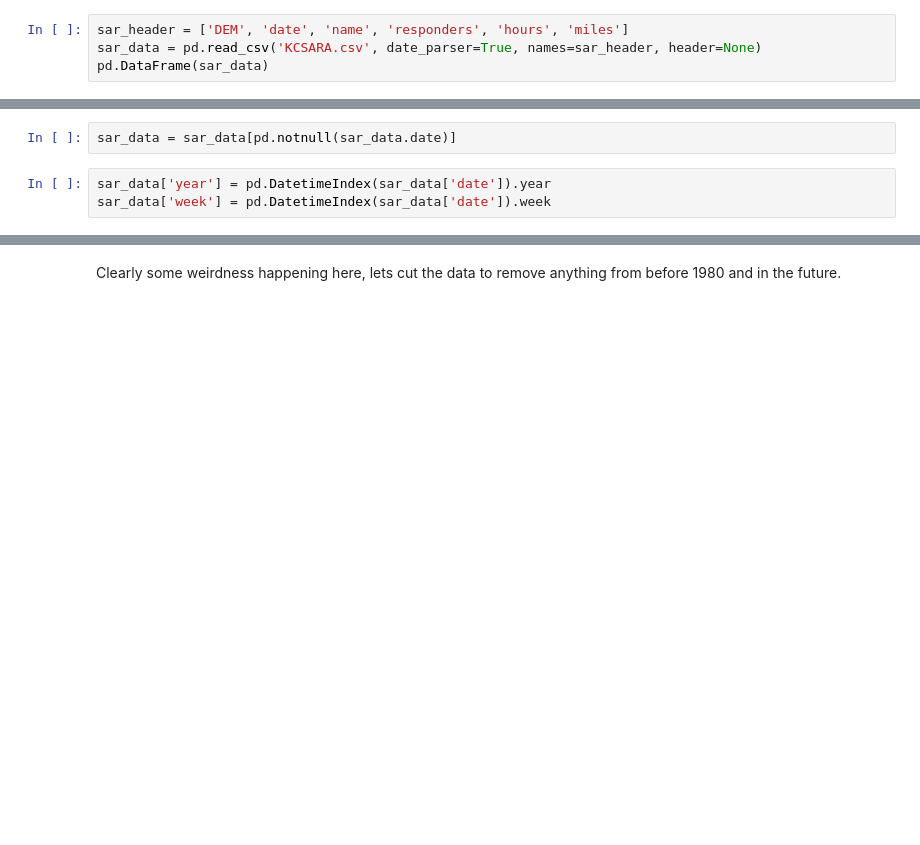
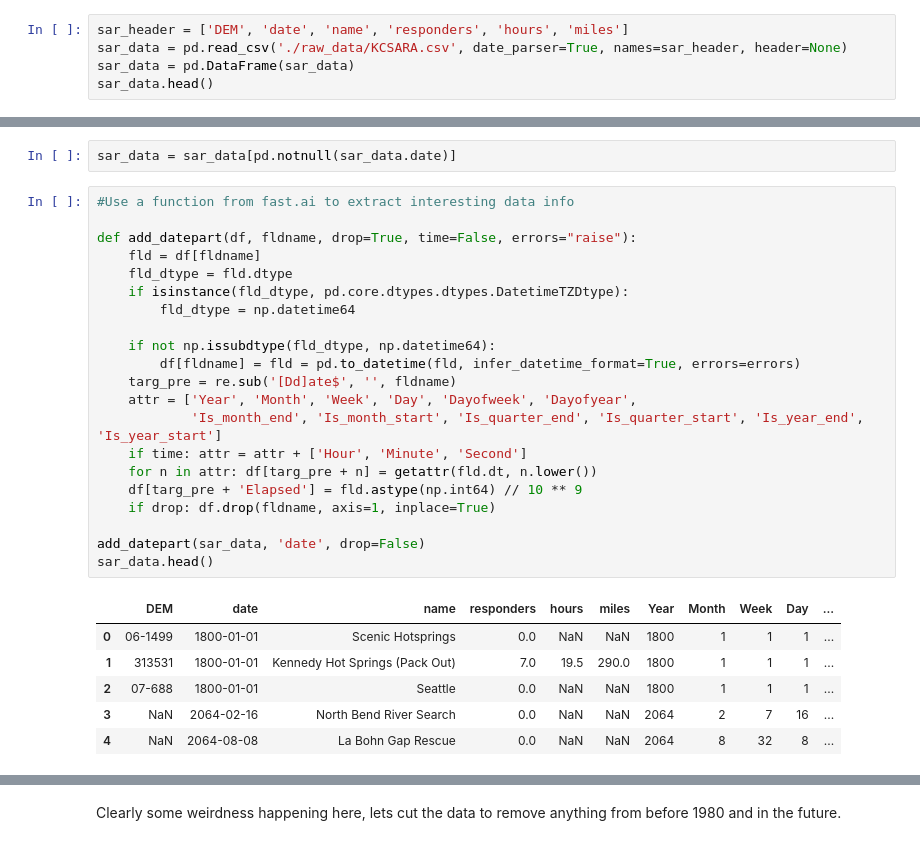
Before and after one commit to afederation/RescueForcast, a Jupyter notebook: DataExploration.ipynb, the cells around one changed output, grey strips where cells are left out. Cells and saved outputs as stored; diff of their text form; blank space fills up the shorter version.

Commit message:
started feature engineering

```diff
--- a/DataExploration.ipynb
+++ b/DataExploration.ipynb
@@ -21,8 +23,9 @@ sns.set()
 %matplotlib inline
 # %%
 sar_header = ['DEM', 'date', 'name', 'responders', 'hours', 'miles']
-sar_data = pd.read_csv('KCSARA.csv', date_parser=True, names=sar_header, header=None)
-pd.DataFrame(sar_data)
+sar_data = pd.read_csv('./raw_data/KCSARA.csv', date_parser=True, names=sar_header, header=None)
+sar_data = pd.DataFrame(sar_data)
+sar_data.head()
 # %% [output]
 |  | DEM | date | name | responders | hours | miles |
 | 0 | 06-1499 | 1/1/1800 | Scenic Hotsprings | 0.0 | NaN | NaN |
@@ -70,7 +52,32 @@ sar_data.shape
 There are NAs in the date column, we need to get rid of those
 # %%
 sar_data = sar_data[pd.notnull(sar_data.date)]
-# %%
-sar_data['year'] = pd.DatetimeIndex(sar_data['date']).year
-sar_data['week'] = pd.DatetimeIndex(sar_data['date']).week
+# %%
+#Use a function from fast.ai to extract interesting data info
+
+def add_datepart(df, fldname, drop=True, time=False, errors="raise"):
+    fld = df[fldname]
+    fld_dtype = fld.dtype
+    if isinstance(fld_dtype, pd.core.dtypes.dtypes.DatetimeTZDtype):
+        fld_dtype = np.datetime64
+
+    if not np.issubdtype(fld_dtype, np.datetime64):
+        df[fldname] = fld = pd.to_datetime(fld, infer_datetime_format=True, errors=errors)
+    targ_pre = re.sub('[Dd]ate$', '', fldname)
+    attr = ['Year', 'Month', 'Week', 'Day', 'Dayofweek', 'Dayofyear',
+            'Is_month_end', 'Is_month_start', 'Is_quarter_end', 'Is_quarter_start', 'Is_year_end', 'Is_year_start']
+    if time: attr = attr + ['Hour', 'Minute', 'Second']
+    for n in attr: df[targ_pre + n] = getattr(fld.dt, n.lower())
+    df[targ_pre + 'Elapsed'] = fld.astype(np.int64) // 10 ** 9
+    if drop: df.drop(fldname, axis=1, inplace=True)
+
+add_datepart(sar_data, 'date', drop=False)
+sar_data.head()
+# %% [output]
+|  | DEM | date | name | responders | hours | miles | Year | Month | Week | Day | ... |
+| 0 | 06-1499 | 1800-01-01 | Scenic Hotsprings | 0.0 | NaN | NaN | 1800 | 1 | 1 | 1 | ... |
+| 1 | 313531 | 1800-01-01 | Kennedy Hot Springs (Pack Out) | 7.0 | 19.5 | 290.0 | 1800 | 1 | 1 | 1 | ... |
+| 2 | 07-688 | 1800-01-01 | Seattle | 0.0 | NaN | NaN | 1800 | 1 | 1 | 1 | ... |
+| 3 | NaN | 2064-02-16 | North Bend River Search | 0.0 | NaN | NaN | 2064 | 2 | 7 | 16 | ... |
+| 4 | NaN | 2064-08-08 | La Bohn Gap Rescue | 0.0 | NaN | NaN | 2064 | 8 | 32 | 8 | ... |
 # %%
```
Also changed, not shown: parts of 16 cells of this notebook, 5 other files.
